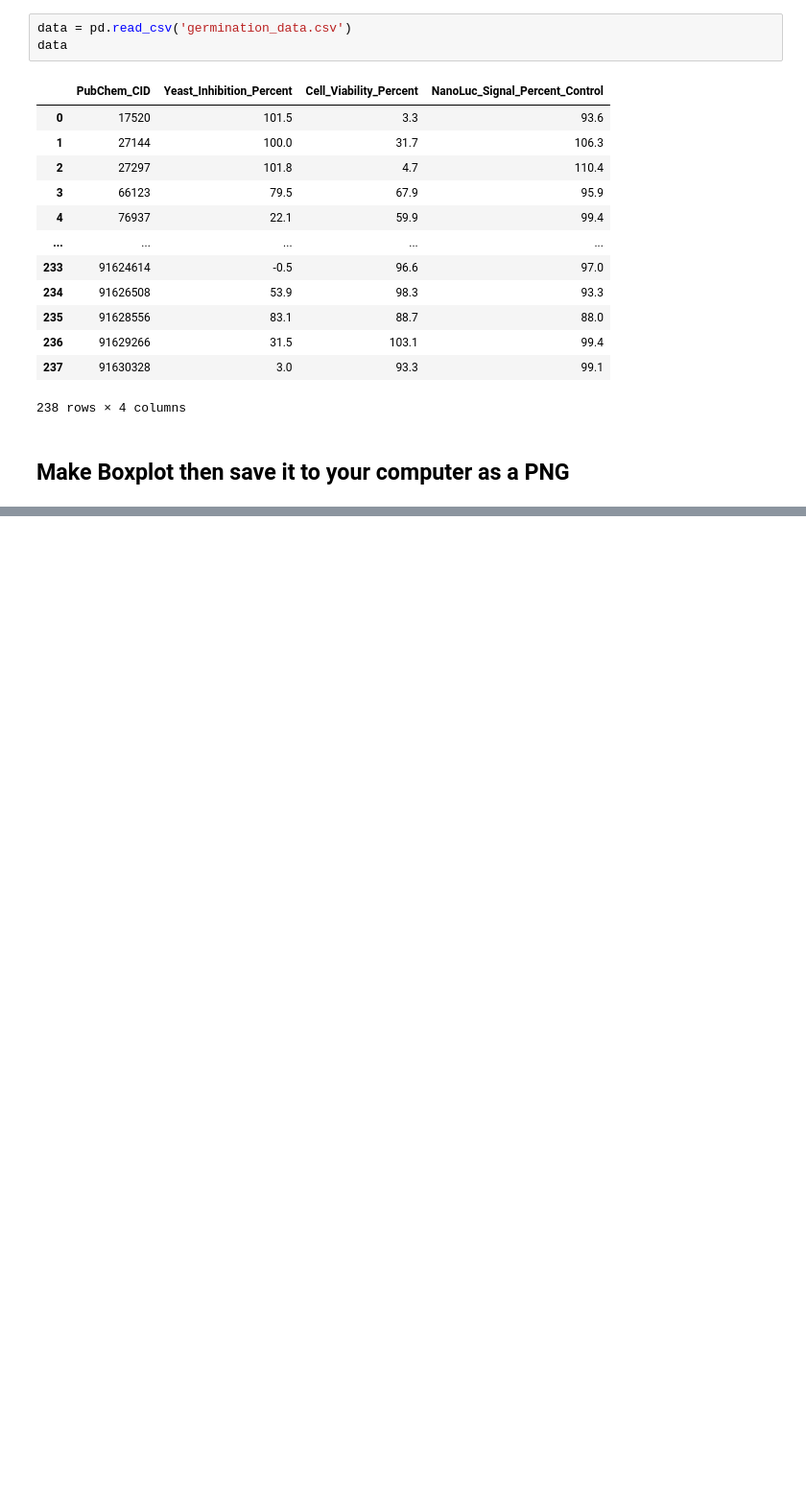
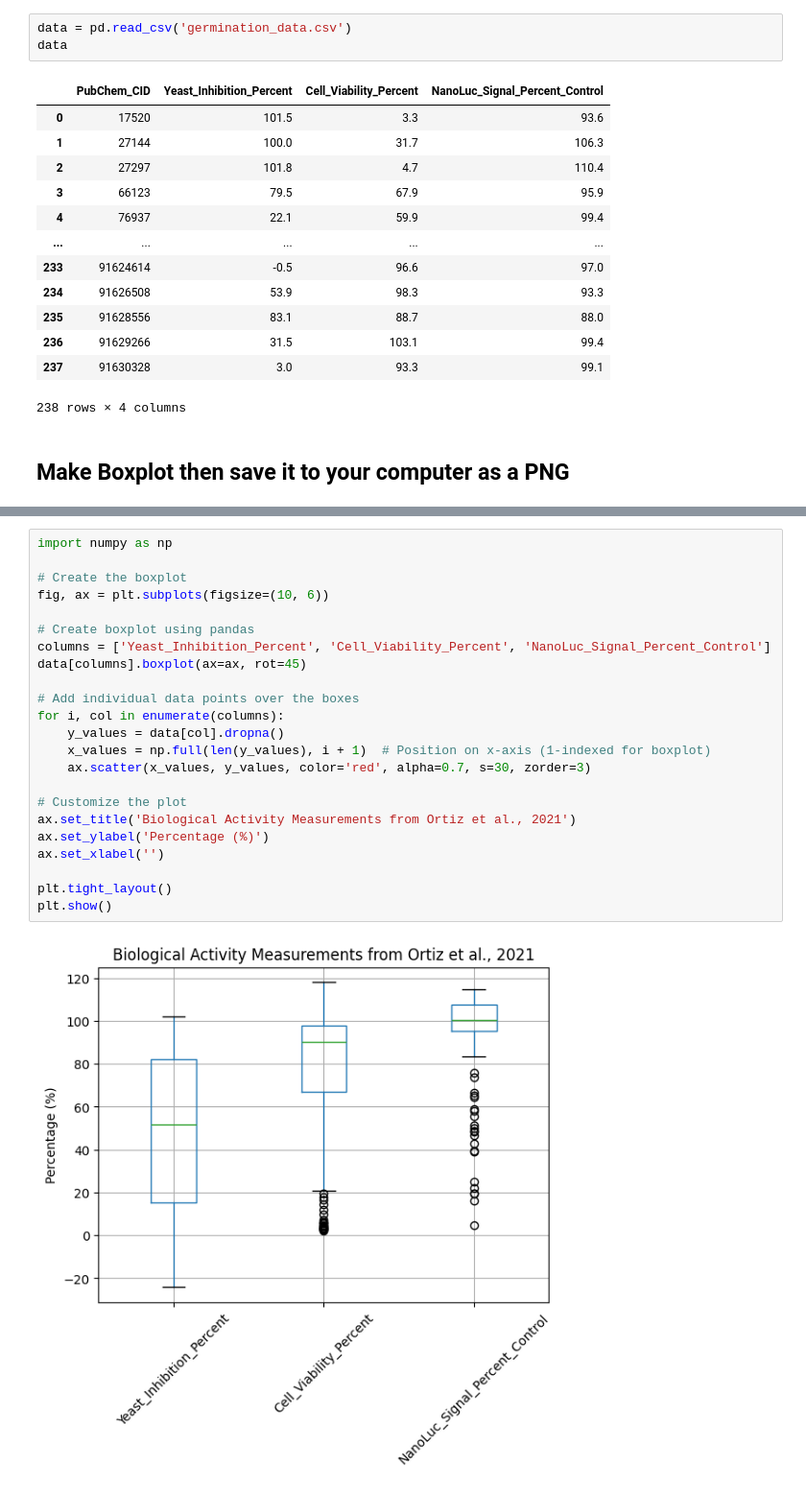
Before and after one commit to meadm/hull_jupyter_demo, a Jupyter notebook: hull_jupyter_demo_clean.ipynb, the cells around one changed output, grey strips where cells are left out. Shown at 96% size. Drawn from its saved outputs; the diff is of its cells as text; blank space fills up the shorter version.

```diff
--- a/hull_jupyter_demo_clean.ipynb
+++ b/hull_jupyter_demo_clean.ipynb
@@ -35,0 +41,25 @@ plt.savefig('ortiz_boxplot.png', bbox_inches='tight')
+# %%
+import numpy as np
+
+# Create the boxplot
+fig, ax = plt.subplots(figsize=(10, 6))
+
+# Create boxplot using pandas
+columns = ['Yeast_Inhibition_Percent', 'Cell_Viability_Percent', 'NanoLuc_Signal_Percent_Control']
+data[columns].boxplot(ax=ax, rot=45)
+
+# Add individual data points over the boxes
+for i, col in enumerate(columns):
+    y_values = data[col].dropna()
+    x_values = np.full(len(y_values), i + 1)  # Position on x-axis (1-indexed for boxplot)
+    ax.scatter(x_values, y_values, color='red', alpha=0.7, s=30, zorder=3)
+
+# Customize the plot
+ax.set_title('Biological Activity Measurements from Ortiz et al., 2021')
+ax.set_ylabel('Percentage (%)')
+ax.set_xlabel('')
+
+plt.tight_layout()
+plt.show()
+# %% [output]
+[figure, added]
```
Also changed, not shown: parts of 4 cells of this notebook, 2 other files.
